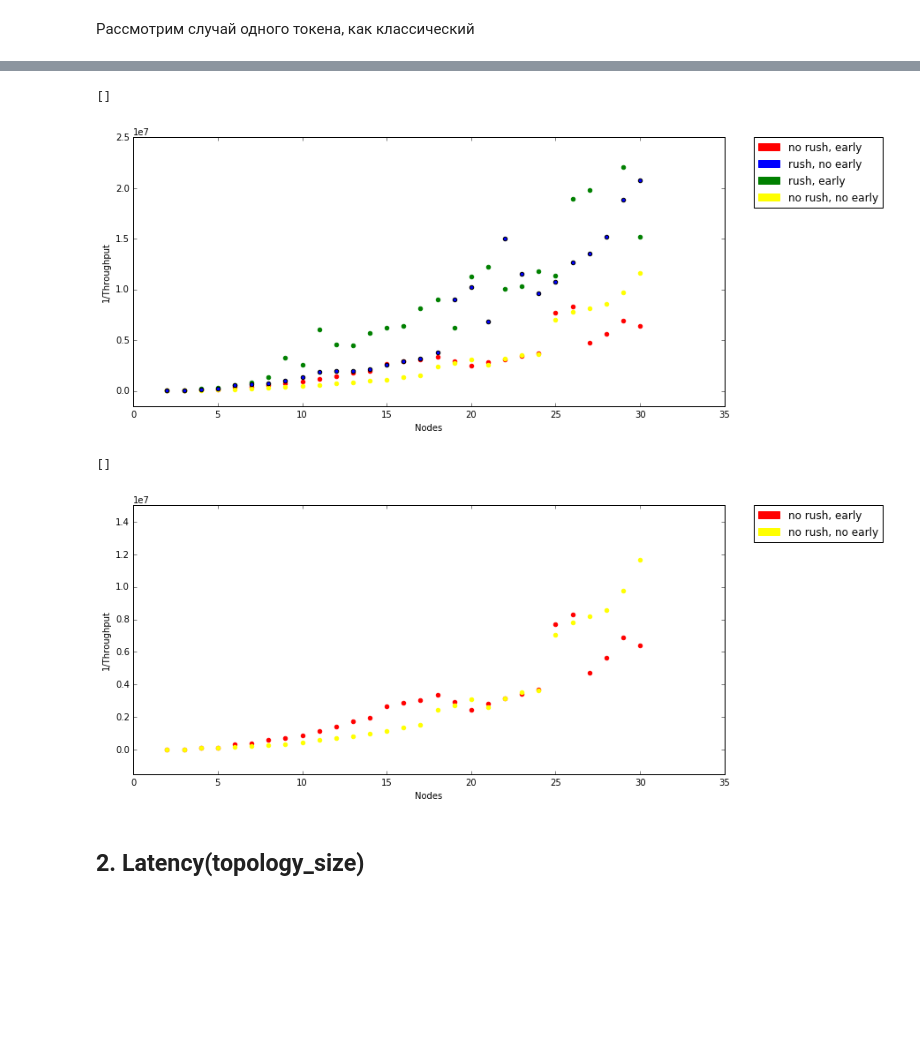
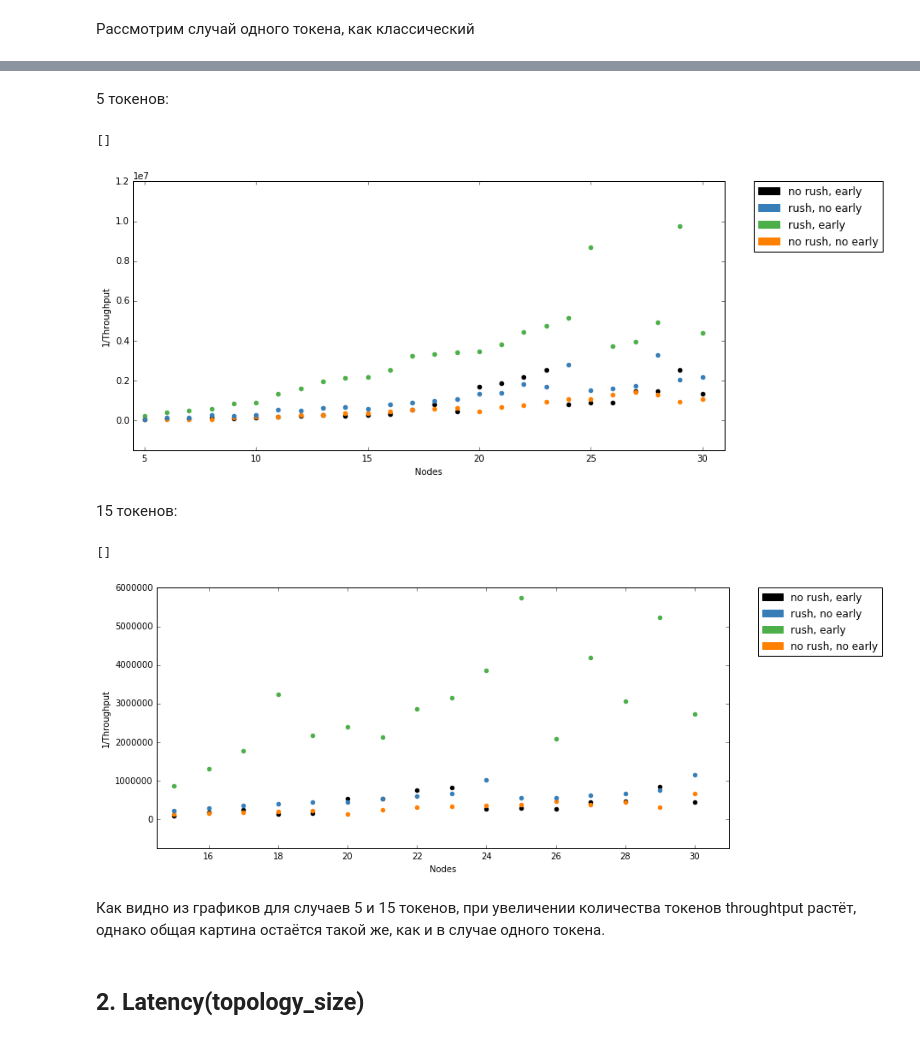
Before and after one commit to mrGlebao/TokenRing, a Jupyter notebook: research/MetaNotebookProcess.ipynb, the cells around one changed output, grey strips where cells are left out. Drawn from its saved outputs; the diff is of its cells as text; code cells hidden in the pictures; blank space fills up the shorter version.

```diff
--- a/research/MetaNotebookProcess.ipynb
+++ b/research/MetaNotebookProcess.ipynb
@@ -64,7 +68,11 @@ rush_early_1toc.head()
 # %%
 rush_noearly = data.loc[np.logical_and(data.er == 0, data.rush == 1)]
 rush_noearly_1toc = rush_noearly.loc[np.logical_and(rush_noearly.tok == 1, True)]
-rush_noearly_11nodes = rush_noearly.loc[np.logical_and(rush_noearly.top == 11, True)]
+rush_noearly_5toc = rush_noearly.loc[np.logical_and(rush_noearly.tok == 5, True)]
+rush_noearly_15toc = rush_noearly.loc[np.logical_and(rush_noearly.tok == 15, True)]
+rush_noearly_30nodes = rush_noearly.loc[np.logical_and(rush_noearly.top == 30, True)]
+rush_noearly_15nodes = rush_noearly.loc[np.logical_and(rush_noearly.top == 15, True)]
+rush_noearly_5nodes = rush_noearly.loc[np.logical_and(rush_noearly.top == 5, True)]
 rush_noearly_1toc.head()
 # %% [output]
 |  | sen | rec | ret | cir | top | tok | mess | rush | sil | s_m | s_n | ... |
@@ -76,7 +84,11 @@ rush_noearly_1toc.head()
 # %%
 norush_early = data.loc[np.logical_and(data.er == 1, data.rush == 0)]
 norush_early_1toc = norush_early.loc[np.logical_and(norush_early.tok == 1, True)]
-norush_early_11nodes = norush_early.loc[np.logical_and(norush_early.top == 11, True)]
+norush_early_5toc = norush_early.loc[np.logical_and(norush_early.tok == 5, True)]
+norush_early_15toc = norush_early.loc[np.logical_and(norush_early.tok == 15, True)]
+norush_early_30nodes = norush_early.loc[np.logical_and(norush_early.top == 30, True)]
+norush_early_15nodes = norush_early.loc[np.logical_and(norush_early.top == 15, True)]
+norush_early_5nodes = norush_early.loc[np.logical_and(norush_early.top == 5, True)]
 norush_early_1toc.head()
 # %% [output]
 |  | sen | rec | ret | cir | top | tok | mess | rush | sil | s_m | s_n | ... |
@@ -88,7 +100,11 @@ norush_early_1toc.head()
 # %%
 norush_noearly = data.loc[np.logical_and(data.er == 0, data.rush == 0)]
 norush_noearly_1toc = norush_noearly.loc[np.logical_and(norush_noearly.tok == 1, True)]
-norush_noearly_11nodes = norush_noearly.loc[np.logical_and(norush_noearly.top == 11, True)]
+norush_noearly_5toc = norush_noearly.loc[np.logical_and(norush_noearly.tok == 5, True)]
+norush_noearly_15toc = norush_noearly.loc[np.logical_and(norush_noearly.tok == 15, True)]
+norush_noearly_30nodes = norush_noearly.loc[np.logical_and(norush_noearly.top == 30, True)]
+norush_noearly_15nodes = norush_noearly.loc[np.logical_and(norush_noearly.top == 15, True)]
+norush_noearly_5nodes = norush_noearly.loc[np.logical_and(norush_noearly.top == 5, True)]
 norush_noearly.head()
 # %% [output]
 |  | sen | rec | ret | cir | top | tok | mess | rush | sil | s_m | s_n | ... |
@@ -110,8 +116,8 @@ plt.plot()
 # %%
-red_patch = mpatches.Patch(color='red', label='no rush, early')
-yellow_patch = mpatches.Patch(color='yellow', label='no rush, no early')
-green_patch = mpatches.Patch(color='green', label='rush, early')
-blue_patch = mpatches.Patch(color='blue', label='rush, no early')
+red_patch = mpatches.Patch(color='black', label='no rush, early')
+yellow_patch = mpatches.Patch(color="#ff7f00", label='no rush, no early')
+green_patch = mpatches.Patch(color="#4daf4a", label='rush, early')
+blue_patch = mpatches.Patch(color="#377eb8", label='rush, no early')
 # %% [markdown]
 ## 1. Throughput(topology_size)
 # %% [markdown]
@@ -141,36 +208,44 @@ plt.plot()
+# %% [markdown]
+5 токенов:
 # %%
 figure_for_scatter()
 plt.subplot(211)
 plt.xlabel("Nodes")
 plt.ylabel("1/Throughput")
-plt.scatter(norush_early_1toc["top"], norush_early_1toc["cir"]/norush_early_1toc["tok"], color="red")
-plt.scatter(rush_early_1toc["top"], rush_early_1toc["cir"]/rush_early_1toc["tok"], color="green")
-plt.scatter(norush_noearly_1toc["top"], norush_noearly_1toc["cir"]/norush_noearly_1toc["tok"], color="yellow")
-plt.scatter(rush_noearly_1toc["top"], rush_noearly_1toc["cir"]/rush_noearly_1toc["tok"])
+plt.scatter(norush_early_5toc["top"], norush_early_5toc["cir"]/norush_early_5toc["tok"], color="black")
+plt.scatter(rush_early_5toc["top"], rush_early_5toc["cir"]/rush_early_5toc["tok"], color="#4daf4a")
+plt.scatter(norush_noearly_5toc["top"], norush_noearly_5toc["cir"]/norush_noearly_5toc["tok"], color="#ff7f00")
+plt.scatter(rush_noearly_5toc["top"], rush_noearly_5toc["cir"]/rush_noearly_5toc["tok"], color="#377eb8")
 
 plt.legend(bbox_to_anchor=(1.05, 1), loc=2, borderaxespad=0., handles=[red_patch, blue_patch, green_patch, yellow_patch])
-plt.ylim(ymax=25000000, ymin = -1500000)
+plt.ylim(ymax=12000000, ymin = -1500000)
+plt.xlim(xmax=31, xmin = 4.5)
 
 plt.plot()
 # %% [output]
 []
-[figure, old version]
+[figure, new version]
+# %% [markdown]
+15 токенов:
 # %%
 figure_for_scatter()
 plt.subplot(211)
 plt.xlabel("Nodes")
 plt.ylabel("1/Throughput")
-plt.scatter(norush_early_1toc["top"], norush_early_1toc["cir"]/norush_early_1toc["tok"], color="red")
-plt.scatter(norush_noearly_1toc["top"], norush_noearly_1toc["cir"]/norush_noearly_1toc["tok"], color="yellow")
+plt.scatter(norush_early_15toc["top"], norush_early_15toc["cir"]/norush_early_15toc["tok"], color="black")
+plt.scatter(rush_early_15toc["top"], rush_early_15toc["cir"]/rush_early_15toc["tok"], color="#4daf4a")
+plt.scatter(norush_noearly_15toc["top"], norush_noearly_15toc["cir"]/norush_noearly_15toc["tok"], color="#ff7f00")
+plt.scatter(rush_noearly_15toc["top"], rush_noearly_15toc["cir"]/rush_noearly_15toc["tok"], color="#377eb8")
 
-red_patch = mpatches.Patch(color='red', label='no rush, early')
-yellow_patch = mpatches.Patch(color='yellow', label='no rush, no early')
-plt.legend(bbox_to_anchor=(1.05, 1), loc=2, borderaxespad=0., handles=[red_patch, yellow_patch])
-plt.ylim(ymax=15000000, ymin = -1500000)
+plt.legend(bbox_to_anchor=(1.05, 1), loc=2, borderaxespad=0., handles=[red_patch, blue_patch, green_patch, yellow_patch])
+plt.ylim(ymax=6000000, ymin = -750000)
+plt.xlim(xmax=31, xmin = 14.5)
 
 plt.plot()
 # %% [output]
 []
-[figure, old version]
+[figure, new version]
+# %% [markdown]
+Как видно из графиков для случаев 5 и 15 токенов, при увеличении количества токенов throughtput растёт, однако общая картина остаётся такой же, как и в случае одного токена.
 # %% [markdown]
 ## 2. Latency(topology_size)
```
Also changed, not shown: parts of 44 cells of this notebook, 9 other files.
